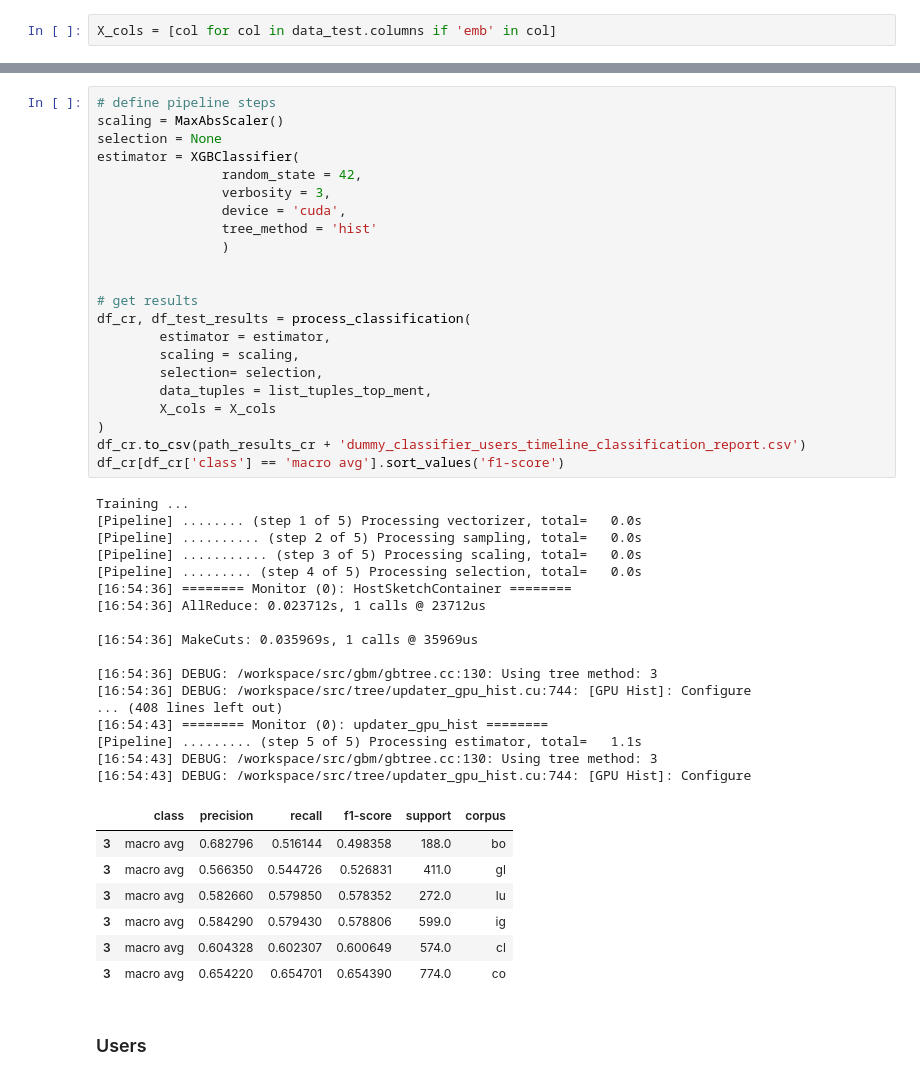
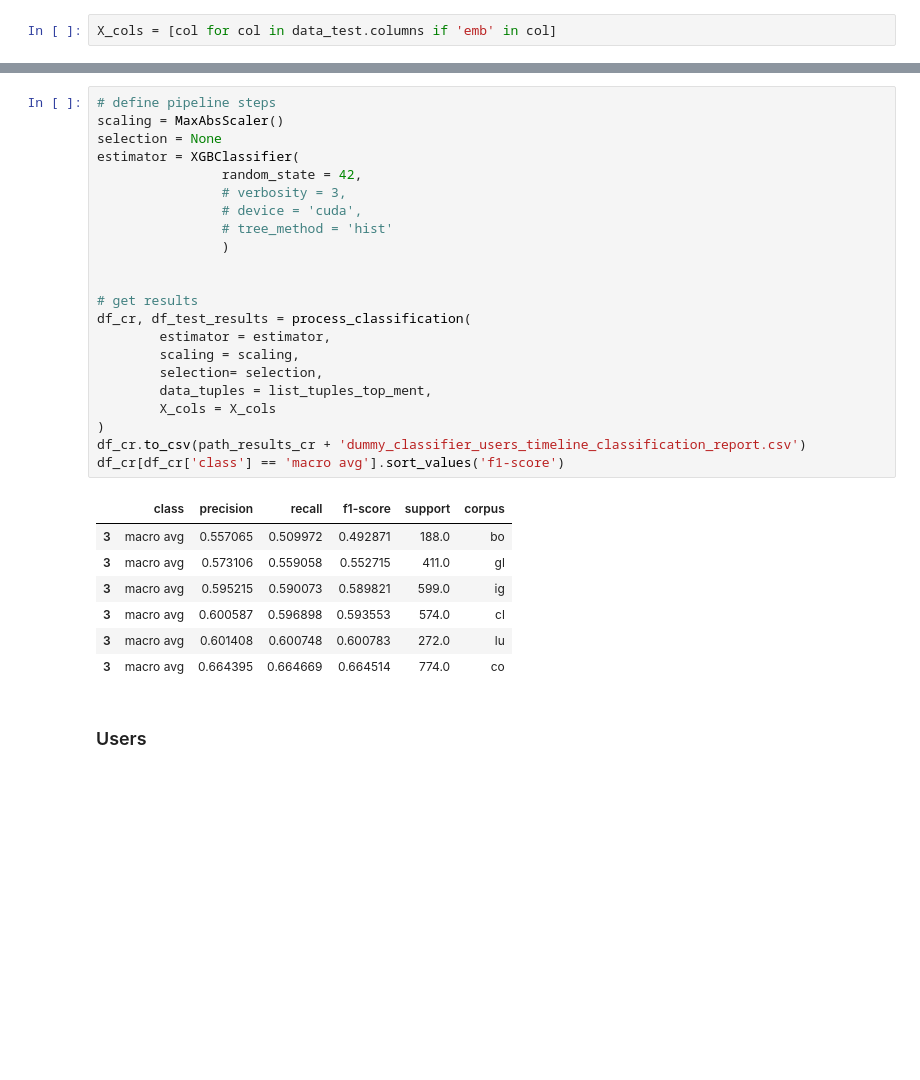
Before and after one commit to semcovici/stance-prediction-UstanceBR, a Jupyter notebook: notebooks/2.2-create_embed_model.ipynb, the cells around one changed output, grey strips where cells are left out. Drawn from its saved outputs; the diff is of its cells as text; blank space fills up the shorter version.

```diff
--- a/notebooks/2.2-create_embed_model.ipynb
+++ b/notebooks/2.2-create_embed_model.ipynb
@@ -110,50 +91,33 @@ X_cols
 # %%
 # define pipeline steps
 scaling = MaxAbsScaler()
 selection = None
 estimator = XGBClassifier(
                 random_state = 42,
-                verbosity = 3,
-                device = 'cuda',
-                tree_method = 'hist'
+                # verbosity = 3,
+                # device = 'cuda',
+                # tree_method = 'hist'
                 )
 
 
 # get results
 df_cr, df_test_results = process_classification(
         estimator = estimator,
         scaling = scaling,
         selection= selection,
         data_tuples = list_tuples_top_ment,
         X_cols = X_cols
 )
 df_cr.to_csv(path_results_cr + 'dummy_classifier_users_timeline_classification_report.csv')
 df_cr[df_cr['class'] == 'macro avg'].sort_values('f1-score')
 # %% [output]
-Training ...
-[Pipeline] ........ (step 1 of 5) Processing vectorizer, total=   0.0s
-[Pipeline] .......... (step 2 of 5) Processing sampling, total=   0.0s
-[Pipeline] ........... (step 3 of 5) Processing scaling, total=   0.0s
-[Pipeline] ......... (step 4 of 5) Processing selection, total=   0.0s
-[16:54:36] ======== Monitor (0): HostSketchContainer ========
-[16:54:36] AllReduce: 0.023712s, 1 calls @ 23712us
-
-[16:54:36] MakeCuts: 0.035969s, 1 calls @ 35969us
-
-[16:54:36] DEBUG: /workspace/src/gbm/gbtree.cc:130: Using tree method: 3
-[16:54:36] DEBUG: /workspace/src/tree/updater_gpu_hist.cu:744: [GPU Hist]: Configure
-... (408 lines left out)
-[16:54:43] ======== Monitor (0): updater_gpu_hist ========
-[Pipeline] ......... (step 5 of 5) Processing estimator, total=   1.1s
-[16:54:43] DEBUG: /workspace/src/gbm/gbtree.cc:130: Using tree method: 3
-[16:54:43] DEBUG: /workspace/src/tree/updater_gpu_hist.cu:744: [GPU Hist]: Configure
 |  | class | precision | recall | f1-score | support | corpus |
-| 3 | macro avg | 0.682796 | 0.516144 | 0.498358 | 188.0 | bo |
-| 3 | macro avg | 0.566350 | 0.544726 | 0.526831 | 411.0 | gl |
-| 3 | macro avg | 0.582660 | 0.579850 | 0.578352 | 272.0 | lu |
-| 3 | macro avg | 0.584290 | 0.579430 | 0.578806 | 599.0 | ig |
-| 3 | macro avg | 0.604328 | 0.602307 | 0.600649 | 574.0 | cl |
-| 3 | macro avg | 0.654220 | 0.654701 | 0.654390 | 774.0 | co |
+| 3 | macro avg | 0.557065 | 0.509972 | 0.492871 | 188.0 | bo |
+| 3 | macro avg | 0.573106 | 0.559058 | 0.552715 | 411.0 | gl |
+| 3 | macro avg | 0.595215 | 0.590073 | 0.589821 | 599.0 | ig |
+| 3 | macro avg | 0.600587 | 0.596898 | 0.593553 | 574.0 | cl |
+| 3 | macro avg | 0.601408 | 0.600748 | 0.600783 | 272.0 | lu |
+| 3 | macro avg | 0.664395 | 0.664669 | 0.664514 | 774.0 | co |
 # %% [markdown]
 ### Users
 # %%
```
Also changed, not shown: parts of 1 cell of this notebook, 34 other files.
